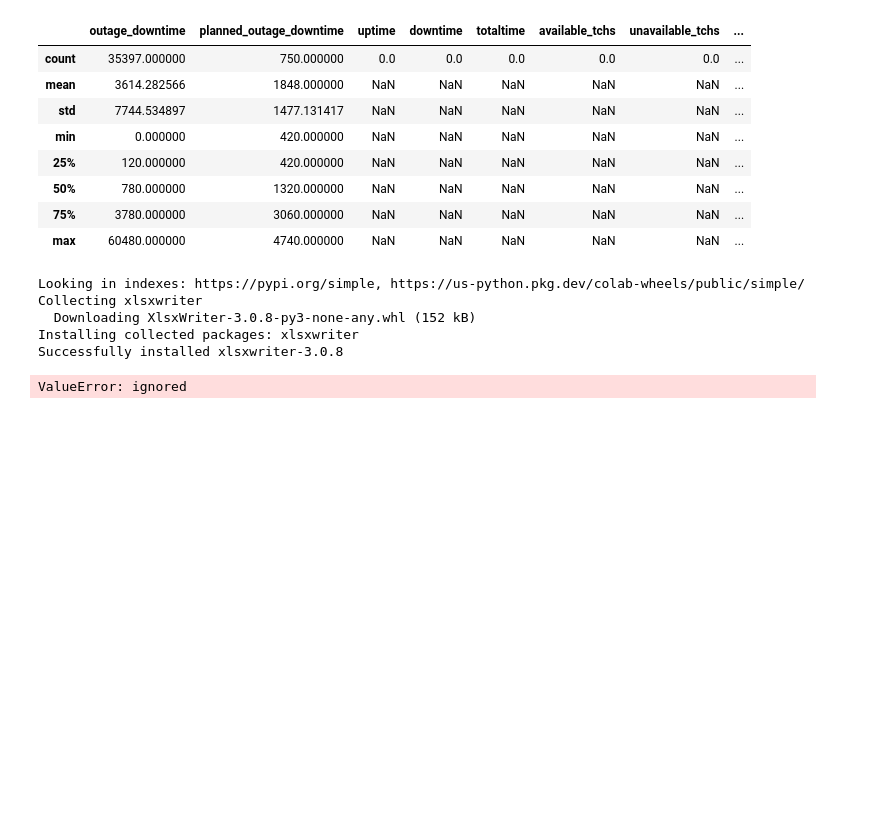
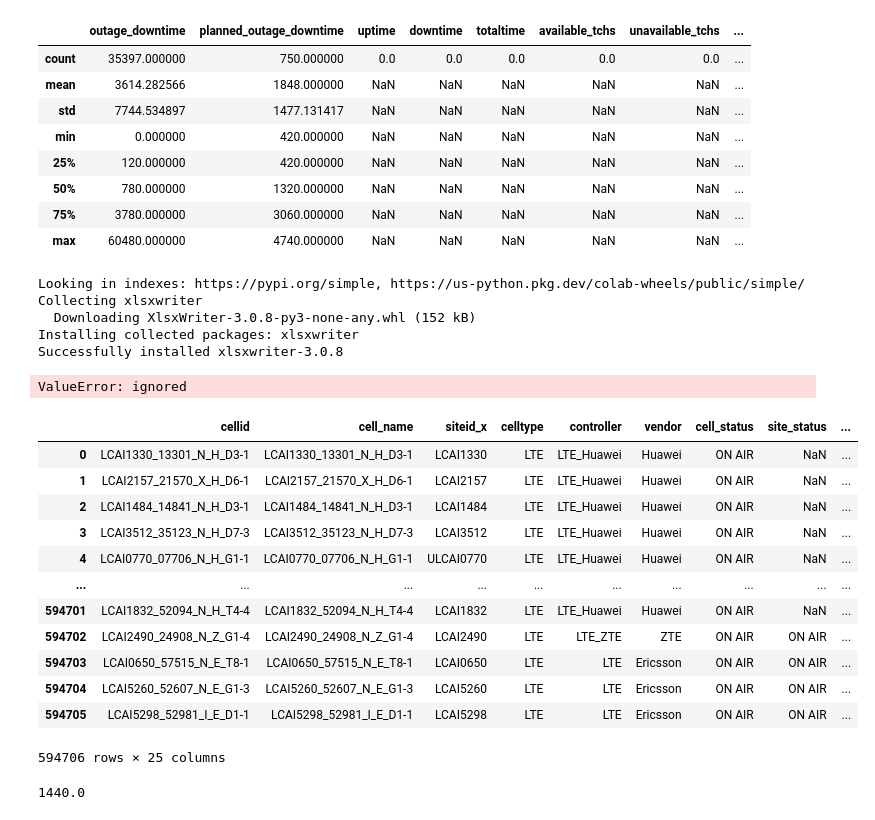
Before and after one commit to Ayman-Abdeen/Tools, a Jupyter notebook: LTE_tool.ipynb, the cells around one changed output. Saved outputs shown, nothing was run; the diff lists cells and outputs as text; code cells hidden in the pictures; blank space fills up the shorter version.

```diff
--- a/LTE_tool.ipynb
+++ b/LTE_tool.ipynb
@@ -357,3 +357,21 @@ result.to_excel(writer,sheet_name = 'sheet1', index=False)
 writer.save()
 # %% [output]
 ValueError: ignored
+# %%
+ava_data = pd.read_csv('/content/drive/MyDrive/LTE/dataframeout1.csv', parse_dates=['dateid'])
+# %%
+ava_data
+# %% [output]
+|  | cellid | cell_name | siteid_x | celltype | controller | vendor | cell_status | site_status | ... |
+| 0 | LCAI1330_13301_N_H_D3-1 | LCAI1330_13301_N_H_D3-1 | LCAI1330 | LTE | LTE_Huawei | Huawei | ON AIR | NaN | ... |
+| 1 | LCAI2157_21570_X_H_D6-1 | LCAI2157_21570_X_H_D6-1 | LCAI2157 | LTE | LTE_Huawei | Huawei | ON AIR | NaN | ... |
+| 2 | LCAI1484_14841_N_H_D3-1 | LCAI1484_14841_N_H_D3-1 | LCAI1484 | LTE | LTE_Huawei | Huawei | ON AIR | NaN | ... |
+| 3 | LCAI3512_35123_N_H_D7-3 | LCAI3512_35123_N_H_D7-3 | LCAI3512 | LTE | LTE_Huawei | Huawei | ON AIR | NaN | ... |
+| 4 | LCAI0770_07706_N_H_G1-1 | LCAI0770_07706_N_H_G1-1 | ULCAI0770 | LTE | LTE_Huawei | Huawei | ON AIR | NaN | ... |
+| ... | ... | ... | ... | ... | ... | ... | ... | ... | ... |
+| 594701 | LCAI1832_52094_N_H_T4-4 | LCAI1832_52094_N_H_T4-4 | LCAI1832 | LTE | LTE_Huawei | Huawei | ON AIR | NaN | ... |
+| 594702 | LCAI2490_24908_N_Z_G1-4 | LCAI2490_24908_N_Z_G1-4 | LCAI2490 | LTE | LTE_ZTE | ZTE | ON AIR | ON AIR | ... |
+| 594703 | LCAI0650_57515_N_E_T8-1 | LCAI0650_57515_N_E_T8-1 | LCAI0650 | LTE | LTE | Ericsson | ON AIR | ON AIR | ... |
+| 594704 | LCAI5260_52607_N_E_G1-3 | LCAI5260_52607_N_E_G1-3 | LCAI5260 | LTE | LTE | Ericsson | ON AIR | ON AIR | ... |
+| 594705 | LCAI5298_52981_I_E_D1-1 | LCAI5298_52981_I_E_D1-1 | LCAI5298 | LTE | LTE | Ericsson | ON AIR | ON AIR | ... |
+594706 rows × 25 columns
@@ -359,0 +386,4 @@ ValueError: ignored
+# %%
+ava_data['Down Time - M'].max()
+# %% [output]
+1440.0
```
Also changed, not shown: parts of 9 cells of this notebook.
